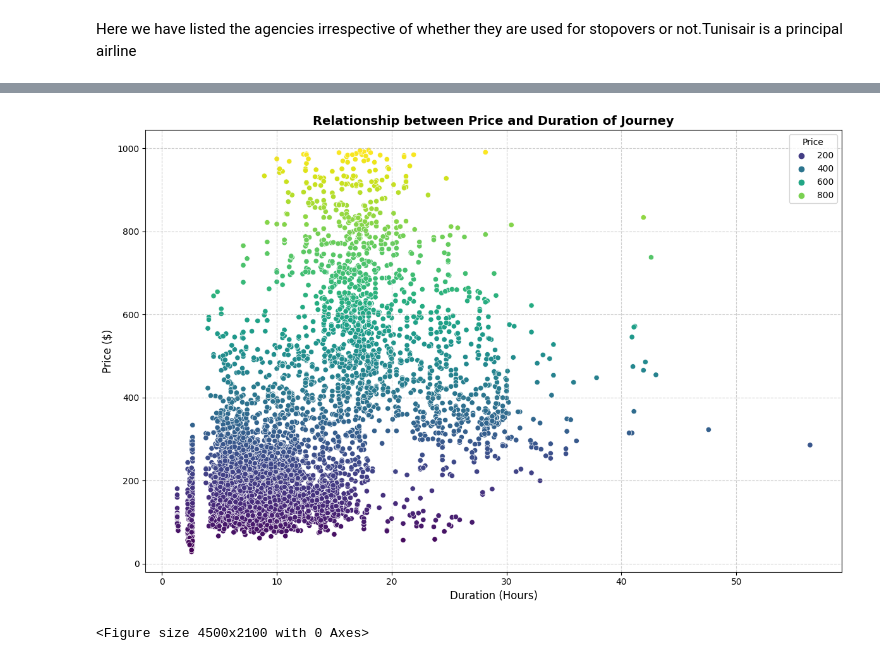
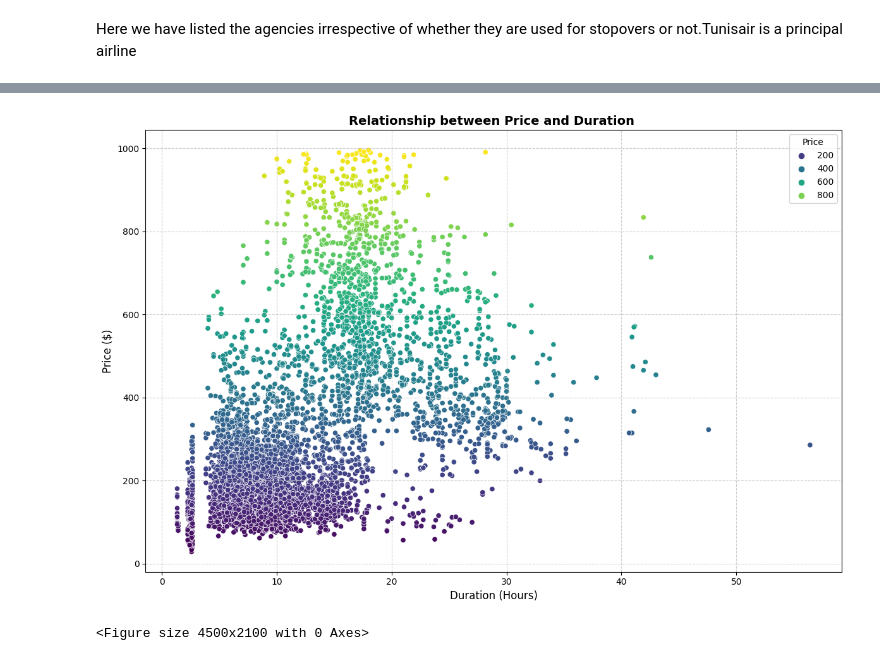
Before and after one commit to Ditharles/Air-ticket-price-prediction, a Jupyter notebook: src/notebooks/visualization.ipynb, the cells around one changed output, grey strips where cells are left out. Drawn from its saved outputs; the diff is of its cells as text; code cells hidden in the pictures.

```diff
--- a/src/notebooks/visualization.ipynb
+++ b/src/notebooks/visualization.ipynb
@@ -241,6 +337,7 @@ plt.show()
 #Means of prices
 
 plt.figure(figsize=(10, 6))
+df_pandas['Date'] = pd.to_datetime(df_pandas['Date'])
 
 df_pandas["Month"] = df_pandas["Date"].dt.month
 
@@ -282,31 +379,31 @@ plt.show()
 # %%
 #Relationship between Price and Duration of Hour's
 
 # Création de la figure
 plt.figure(figsize=(12, 8))
 
 # Scatterplot amélioré
 sns.scatterplot(
     x='Duration',
     y='Price',
     data=df_pandas,
     hue='Price',
     sizes=(20, 200),
     palette='viridis'
 )
 
 
 plt.xlabel('Duration (Hours)', fontsize=12)
 plt.ylabel('Price ($)', fontsize=12)
-plt.title('Relationship between Price and Duration of Journey', fontsize=14, fontweight='bold')
+plt.title('Relationship between Price and Duration ', fontsize=14, fontweight='bold')
 
 
 plt.grid(True, linestyle='--', alpha=0.6)
 plt.tight_layout()
 
 plt.show()
 # %% [output]
-[figure, old version]
+[figure, new version]
 # %%
 # Average Price by Airline and Christian Month
 
```
Also changed, not shown: parts of 11 cells of this notebook, 2 other files.
